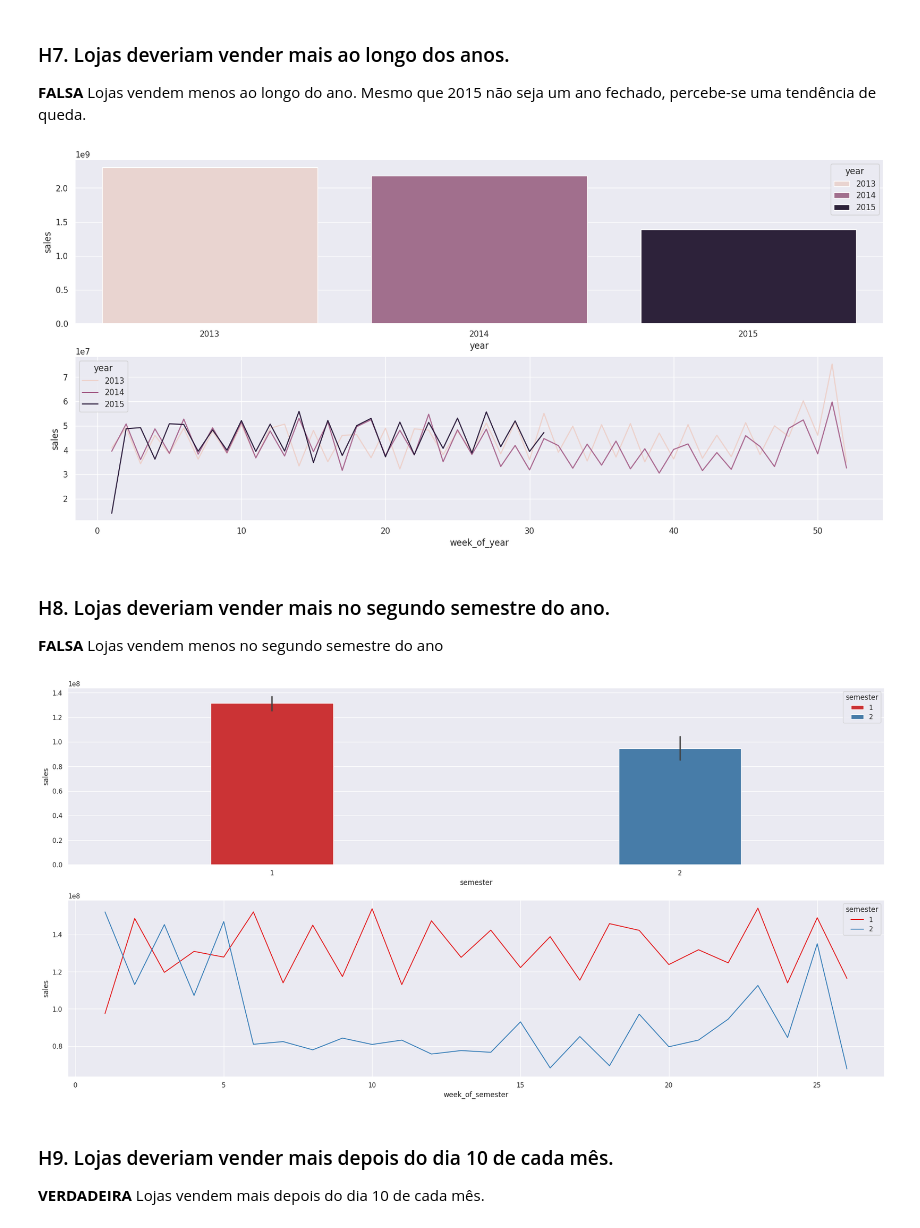
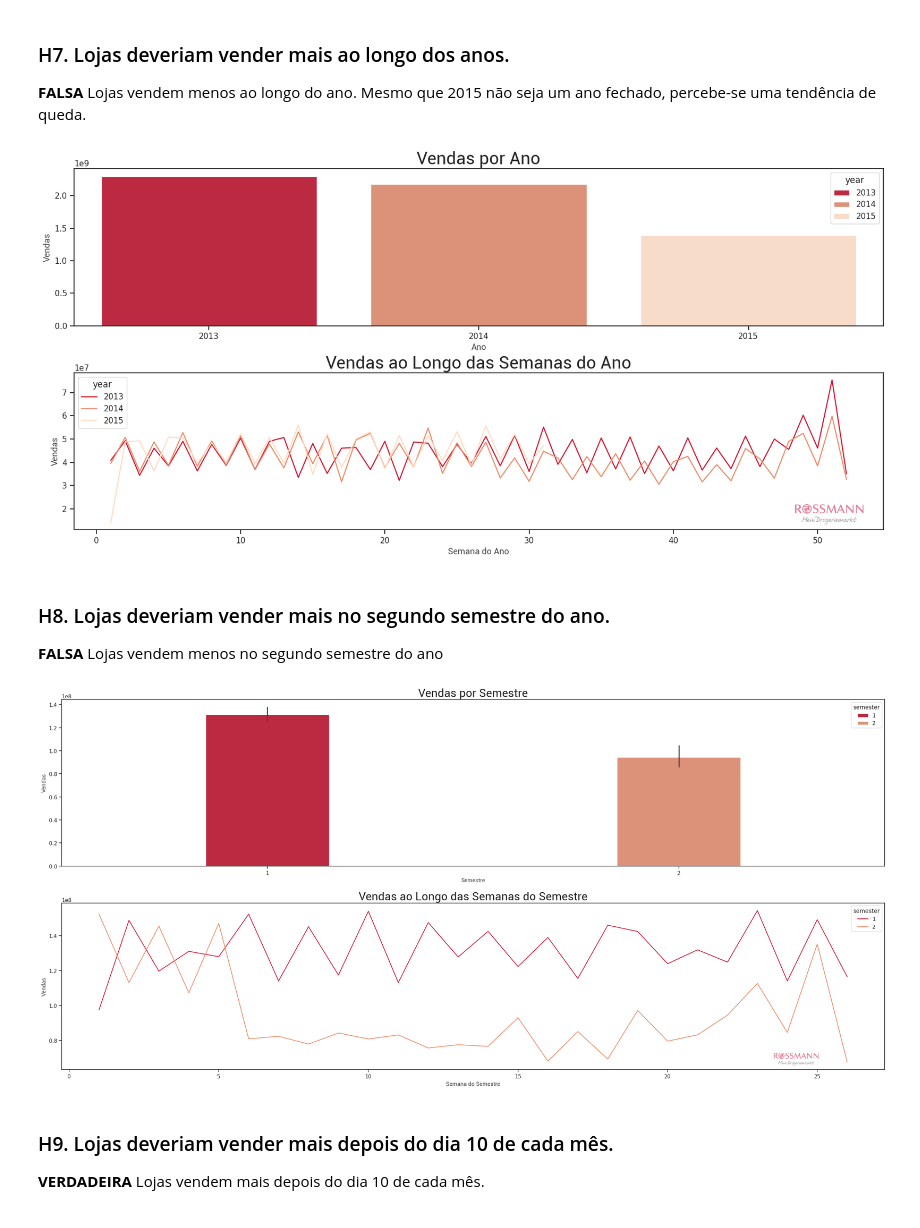
Before and after one commit to oarthurcarvalho/rossmann-predict-sales, a Jupyter notebook: notebook/rossmann_store_sales_prediction.ipynb, the cells around one changed output. Saved outputs shown, nothing was run; the diff lists cells and outputs as text; code cells hidden in the pictures.

```diff
--- a/notebook/rossmann_store_sales_prediction.ipynb
+++ b/notebook/rossmann_store_sales_prediction.ipynb
@@ -116,10 +117,16 @@ def jupyter_settings():
     pd.options.display.max_columns = None
     pd.options.display.max_rows = None
     pd.set_option( 'display.expand_frame_repr', False )
+    font_path = '../fonts/Roboto-Regular.ttf'
+
+    font_prop = fm.FontProperties(fname=font_path)
+    plt.rcParams['font.family'] = font_prop.get_name()
 
     sns.set()
+
+    return font_prop
 # %%
-jupyter_settings()
+font_prop = jupyter_settings()
 # %% [markdown]
 ## 0.2. Loading data
 # %%
@@ -811,15 +944,23 @@ aux = df4[['year', 'sales']].groupby( 'year' ).sum().reset_index().sort_values('
 
 fig, axs = plt.subplots( 2, 1, sharex=False, figsize=(20,9) )
 
-sns.barplot( data=aux, x='year', y='sales', hue='year', ax=axs[0])
+sns.barplot( data=aux, x='year', y='sales', hue='year', ax=axs[0], palette=palette[0:3])
+axs[0].set_title('Vendas por Ano', fontsize=14, fontproperties=font_prop)
+axs[0].set_xlabel('Ano', fontproperties=font_prop, fontsize=12, color='#494B45')
+axs[0].set_ylabel('Vendas', fontproperties=font_prop, fontsize=12, color='#494B45')
 
 aux2 = df4[['week_of_year', 'sales', 'year']].groupby( ['week_of_year', 'year'] ).sum().reset_index()
 
-sns.lineplot( data=aux2, x='week_of_year', y='sales', hue='year', ax=axs[1] );
+sns.lineplot( data=aux2, x='week_of_year', y='sales', hue='year', ax=axs[1], palette=palette[0:3] );
+axs[1].set_title('Vendas ao Longo das Semanas do Ano', fontsize=14, fontproperties=font_prop)
+axs[1].set_xlabel('Semana do Ano', fontproperties=font_prop, fontsize=12, color='#494B45')
+axs[1].set_ylabel('Vendas', fontproperties=font_prop, fontsize=12, color='#494B45')
 
-##! Adicionar o gráfico de regressão (regplot) e de correlação. Colocar os dois em uma única linha na imagem
+fig.figimage(img, 1450, yo=70, alpha=0.5);
+
+fig.subplots_adjust(hspace=0.3)
 # %% [output]
-[figure, old version]
+[figure, new version]
 # %% [markdown]
 ### H8. Lojas deveriam vender mais no segundo semestre do ano.
 
@@ -827,17 +968,27 @@ sns.lineplot( data=aux2, x='week_of_year', y='sales', hue='year', ax=axs[1] );
 # %%
 df_aux = df4[df4['year'] != '2015']
 
 df_aux['semester'] = df_aux.apply( lambda x: 1 if x['month'] <= 6 else 2, axis=1)
 df_aux['week_of_semester'] = df_aux['week_of_year'].apply(lambda x: x if x <= 26 else x - 26)
 
 fig, axs = plt.subplots( 2, 1, sharex=False)
 
 aux = df_aux[['semester', 'sales', 'week_of_semester']].groupby( ['semester', 'week_of_semester'] ).sum().reset_index()
-sns.barplot( data=aux, x='semester', y='sales', hue='semester', ax=axs[0], width=0.3, palette='Set1' );
+sns.barplot( data=aux, x='semester', y='sales', hue='semester', ax=axs[0], width=0.3, palette=palette[0:2] );
+axs[0].set_title('Vendas por Semestre', fontsize=14, fontproperties=font_prop)
+axs[0].set_xlabel('Semestre', fontproperties=font_prop, fontsize=12, color='#494B45')
+axs[0].set_ylabel('Vendas', fontproperties=font_prop, fontsize=12, color='#494B45')
 
-sns.lineplot( data=aux, x='week_of_semester', y='sales', hue='semester', ax=axs[1], palette='Set1' );
+sns.lineplot( data=aux, x='week_of_semester', y='sales', hue='semester', ax=axs[1], palette=palette[0:2] );
+axs[1].set_title('Vendas ao Longo das Semanas do Semestre', fontsize=14, fontproperties=font_prop)
+axs[1].set_xlabel('Semana do Semestre', fontproperties=font_prop, fontsize=12, color='#494B45')
+axs[1].set_ylabel('Vendas', fontproperties=font_prop, fontsize=12, color='#494B45')
+
+fig.figimage(img, 2150, yo=70, alpha=0.5);
+
+fig.tight_layout(h_pad=1.5)
 # %% [output]
-[figure, old version]
+[figure, new version]
 # %% [markdown]
 ### H9. Lojas deveriam vender mais depois do dia 10 de cada mês.
 
```
Also changed, not shown: parts of 30 cells of this notebook, 1 other file.
